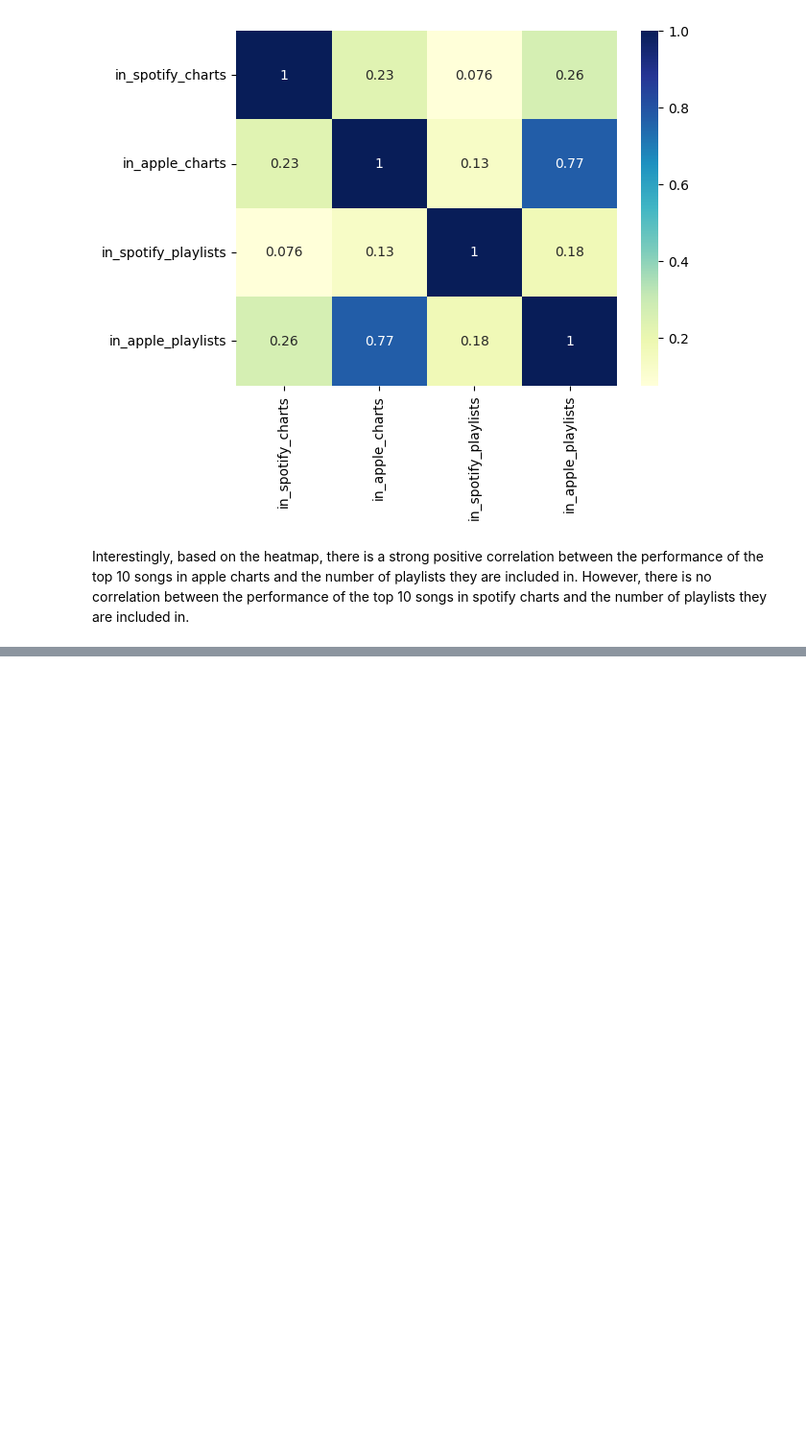
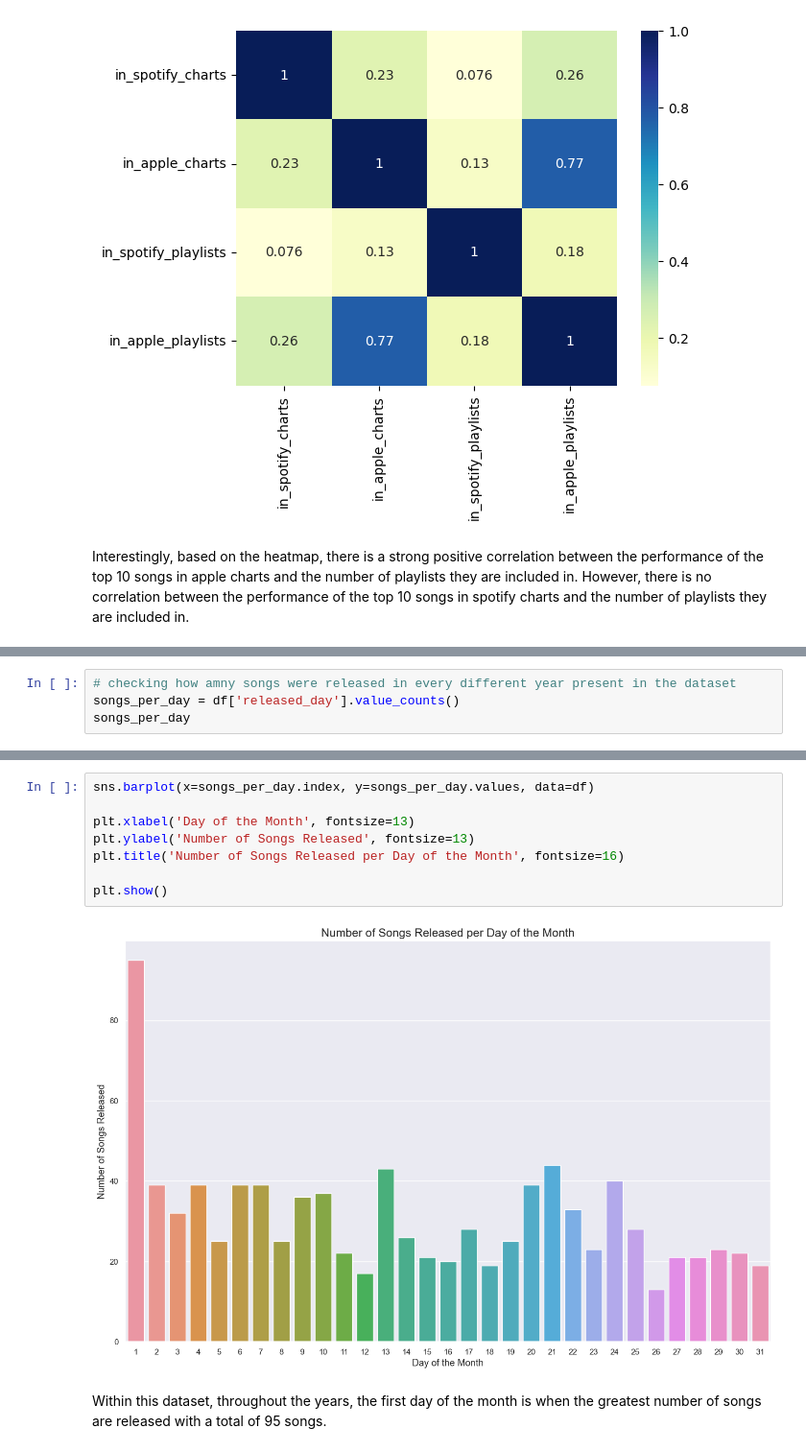
Before and after one commit to Graviton12/TP1_SZM_JBG, a Jupyter notebook: TP1_SZM_JBG.ipynb, the cells around one changed output, grey strips where cells are left out. Shown at 96% size. Cells and saved outputs as stored; diff of their text form; blank space fills up the shorter version.

```diff
--- a/TP1_SZM_JBG.ipynb
+++ b/TP1_SZM_JBG.ipynb
@@ -591,0 +710,4 @@ Interestingly, based on the heatmap, there is a strong positive correlation betw
+# %%
+# checking how amny songs were released in every different year present in the dataset
+songs_per_day = df['released_day'].value_counts()
+songs_per_day
@@ -591,0 +732,12 @@ Interestingly, based on the heatmap, there is a strong positive correlation betw
+# %%
+sns.barplot(x=songs_per_day.index, y=songs_per_day.values, data=df)
+
+plt.xlabel('Day of the Month', fontsize=13)
+plt.ylabel('Number of Songs Released', fontsize=13)
+plt.title('Number of Songs Released per Day of the Month', fontsize=16)
+
+plt.show()
+# %% [output]
+[figure, added]
+# %% [markdown]
+Within this dataset, throughout the years, the first day of the month is when the greatest number of songs are released with a total of 95 songs.
```
Also changed, not shown: parts of 27 cells of this notebook.
